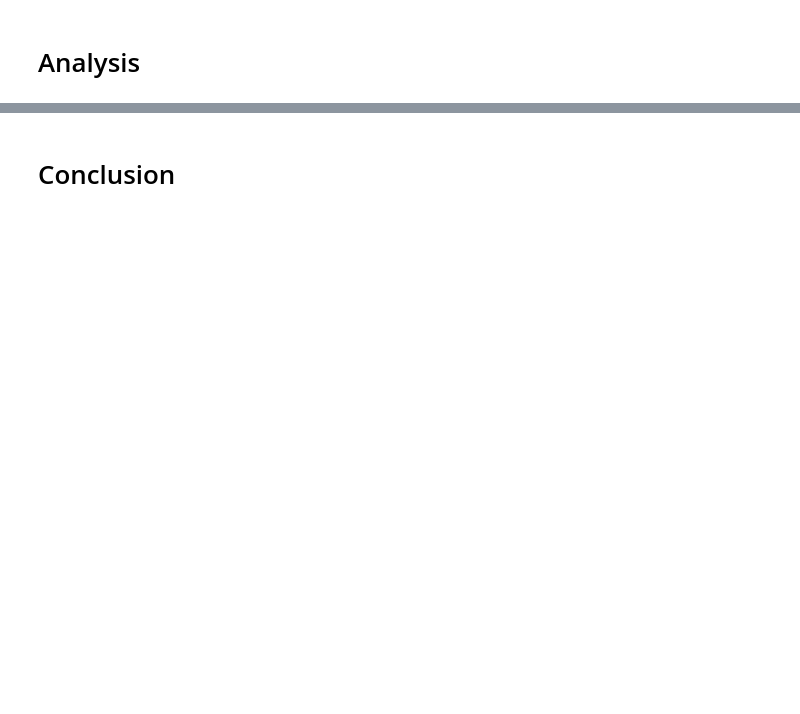
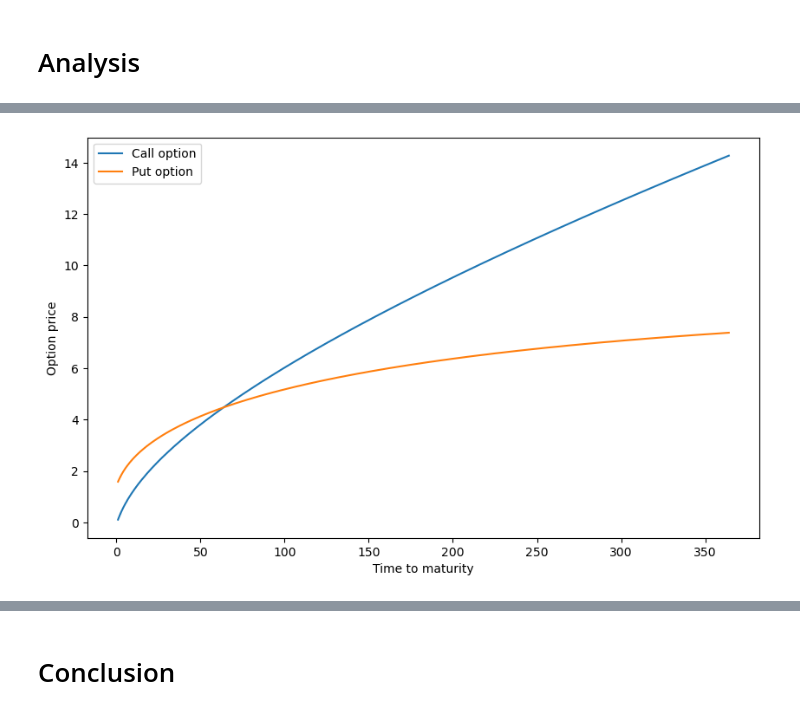
Before and after one commit to NumEconCopenhagen/projects-2024-rasmus, a Jupyter notebook: dataproject/dataproject.ipynb, the cells around one changed output, grey strips where cells are left out. Cells and saved outputs as stored; diff of their text form; code cells hidden in the pictures; blank space fills up the shorter version.

```diff
--- a/dataproject/dataproject.ipynb
+++ b/dataproject/dataproject.ipynb
@@ -37,0 +135,18 @@ plt.plot(data)
+# %%
+K = 172.5
+S = 171
+r = 0.05
+T = range(1, 365)
+sigma = 0.157
+C = [dp.black_scholes(S, K, r, sigma, t/365, 'call') for t in T]
+P = [dp.black_scholes(S, K, r, sigma, t/365, 'put') for t in T]
+
+plt.figure(figsize=(10,6))
+plt.plot(T, C, label='Call option')
+plt.plot(T, P, label='Put option')
+plt.xlabel('Time to maturity')
+plt.ylabel('Option price')
+plt.legend()
+plt.show()
+# %% [output]
+[figure, added]
```
Also changed, not shown: parts of 16 cells of this notebook, 1 other file.
